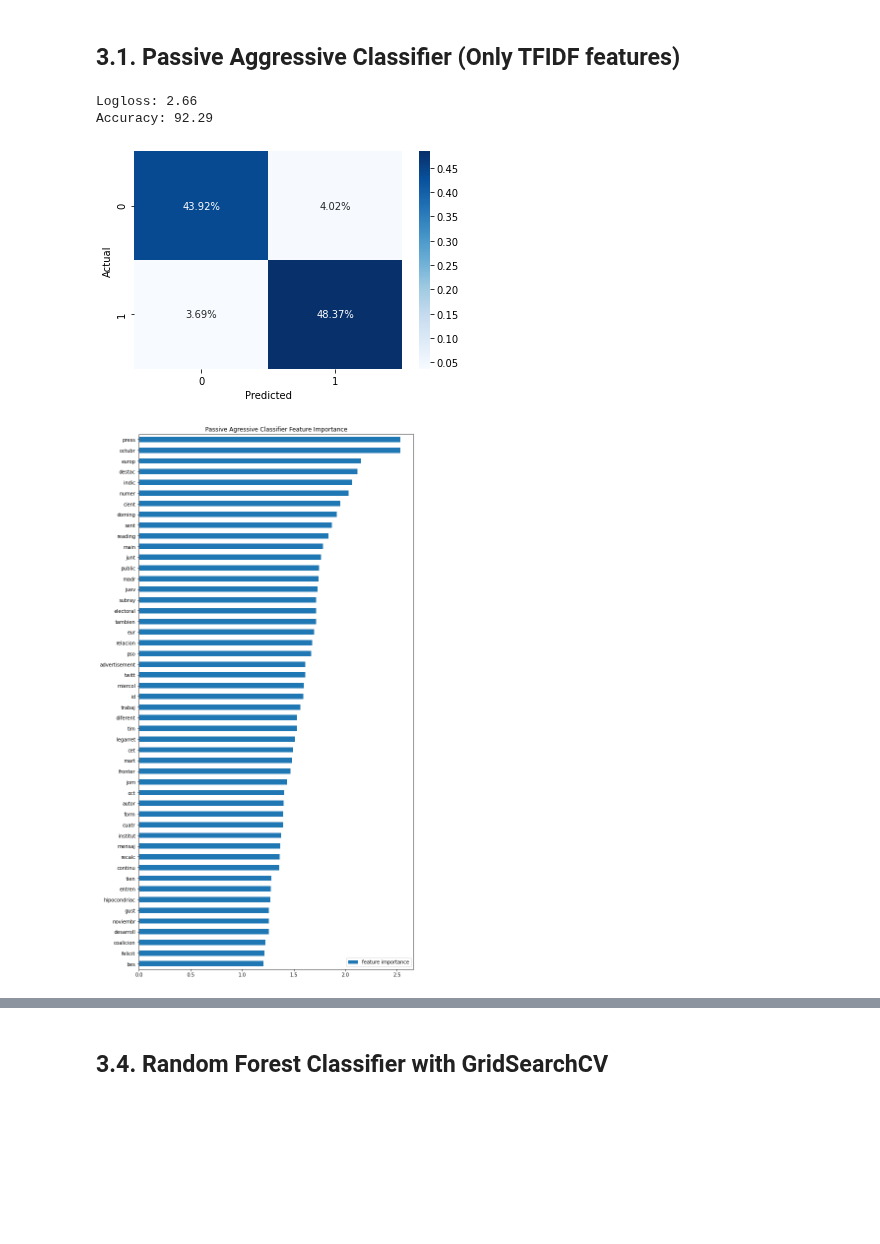
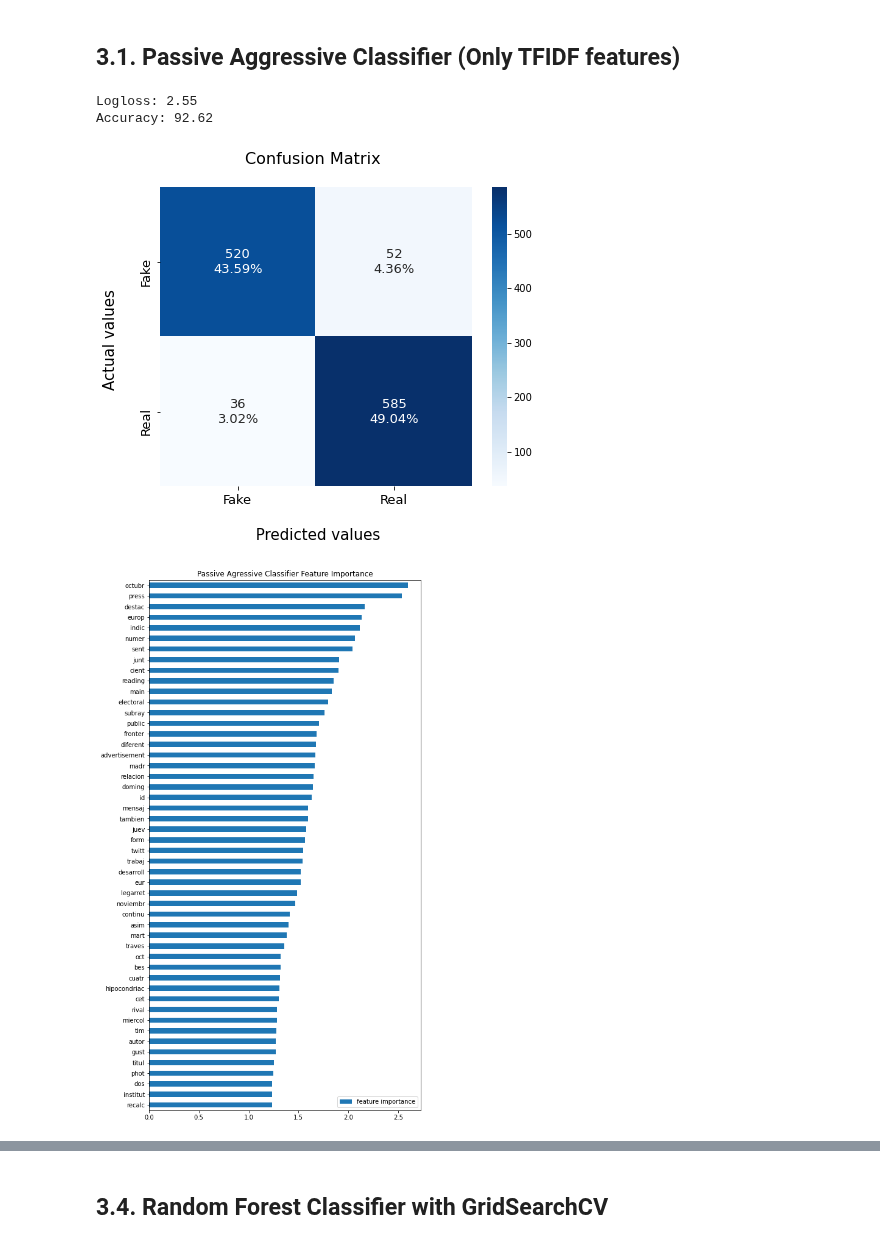
Before and after one commit to pipe11/TFM_fake_news_detector, a Jupyter notebook: models/11_final_notebook_models_explained.ipynb, the cells around one changed output, grey strips where cells are left out. Cells and saved outputs as stored; diff of their text form; code cells hidden in the pictures; blank space fills up the shorter version.

```diff
--- a/models/11_final_notebook_models_explained.ipynb
+++ b/models/11_final_notebook_models_explained.ipynb
@@ -101 +133,26 @@ F1 Score tries to find the balance between precision and recall.
+# %%
+def plot_confusion_matrix(y_test, y_pred):
+
+    cf_matrix = confusion_matrix(y_test, y_pred)
+
+    group_counts = ['{0:0.0f}'.format(value) for value in cf_matrix.flatten()]
+    group_percentages = ['{0:.2%}'.format(value) for value in cf_matrix.flatten() / np.sum(cf_matrix)]
+    labels = [f'{v1}\n{v2}' for v1, v2 in zip(group_counts, group_percentages)]
+    labels = np.asarray(labels).reshape(2, 2)
+
+    fig, ax = plt.subplots(figsize = (7, 5.5))
+    sns.heatmap(cf_matrix, annot = labels, ax = ax, fmt = '',cmap = 'Blues', annot_kws = {"size": 13})
+
+    # Labels, title and ticks
+    label_font = {'size':'15'}
+    ax.set_xlabel(' \n Predicted values', fontdict = label_font);
+    ax.set_ylabel('Actual values \n', fontdict = label_font);
+
+    title_font = {'size':'16'}  #
+    ax.set_title('Confusion Matrix \n', fontdict = title_font);
+
+    ax.tick_params(axis = 'both', which = 'major', labelsize = 13)
+    ax.xaxis.set_ticklabels(['Fake', 'Real']);
+    ax.yaxis.set_ticklabels(['Fake', 'Real']);
+    plt.show()
 # %% [markdown]
@@ -348,6 +422,7 @@ Accuracy: 92.20
 ## TFIDF Transformation
 # %%
 import pandas as pd
+from sklearn.feature_extraction.text import TfidfVectorizer
 
 import nltk
 from nltk.corpus import stopwords
@@ -404,7 +479,7 @@ tfidf_vectorizer = TfidfVectorizer(
 text_vectorized = tfidf_vectorizer.fit_transform(df['text'])
 
 # feature names
-# tfvocab = tfidf_vectorizer.get_feature_names()
+tfvocab = tfidf_vectorizer.get_feature_names()
 # %% [markdown]
 ## 3.1. Passive Aggressive Classifier (Only TFIDF features)
 # %%
@@ -415,7 +490,6 @@ from matplotlib import pyplot as plt
 
 from scipy import stats
 from sklearn.linear_model import PassiveAggressiveClassifier
-from sklearn.feature_extraction.text import TfidfVectorizer
 from sklearn.model_selection import train_test_split
 from sklearn import metrics
 from sklearn.metrics import confusion_matrix, roc_curve, auc, roc_auc_score, accuracy_score, classification_report, log_loss
@@ -435,40 +509,37 @@ X_train, X_test, y_train, y_test = train_test_split(X, y, test_size = 0.3, rando
 
 pa_model = PassiveAggressiveClassifier(max_iter = 50)
 
 
 pa_model.fit(X_train, y_train)
 
 
 ########### Predictions and results ###########
 
 # predictions
 y_pred = pa_model.predict(X_test)
 
 # accuracy score
 print('Logloss: %.2f' % (log_loss(y_test, y_pred)))
 print('Accuracy: %.2f' % (pa_model.score(X_test, y_test) * 100))
 
 # confusion matrix
-cf_matrix = confusion_matrix(y_test, y_pred, labels = [0, 1])
-ax = sns.heatmap(cf_matrix / np.sum(cf_matrix), annot = True, fmt = '.2%', cmap = 'Blues')
 
-plt.ylabel('Actual')
-plt.xlabel('Predicted')
-plt.show();
+plot_confusion_matrix(y_test, y_pred)
 
 
 ########### Feature importance ###########
+
 importance = pa_model.coef_[0]
 
 df_feature_importance = pd.DataFrame(importance, index = tfvocab,
                                      columns = ['feature importance']).sort_values('feature importance', ascending = False)
 df_feature_importance = df_feature_importance[0:50]
 df_feature_importance = df_feature_importance.sort_values(by=['feature importance'])
 
-fig, ax = plt.subplots(figsize = [10, 20])
+fig, ax = plt.subplots(figsize = [8, 16])
 df_feature_importance.plot(kind = 'barh', ax = ax, title = 'Passive Agressive Classifier Feature Importance');
 # %% [output]
-Logloss: 2.66
-Accuracy: 92.29
+Logloss: 2.55
+Accuracy: 92.62
-[figure, old version]
+[figure, new version]
-[figure, old version]
+[figure, new version]
```
Also changed, not shown: parts of 14 cells of this notebook.
